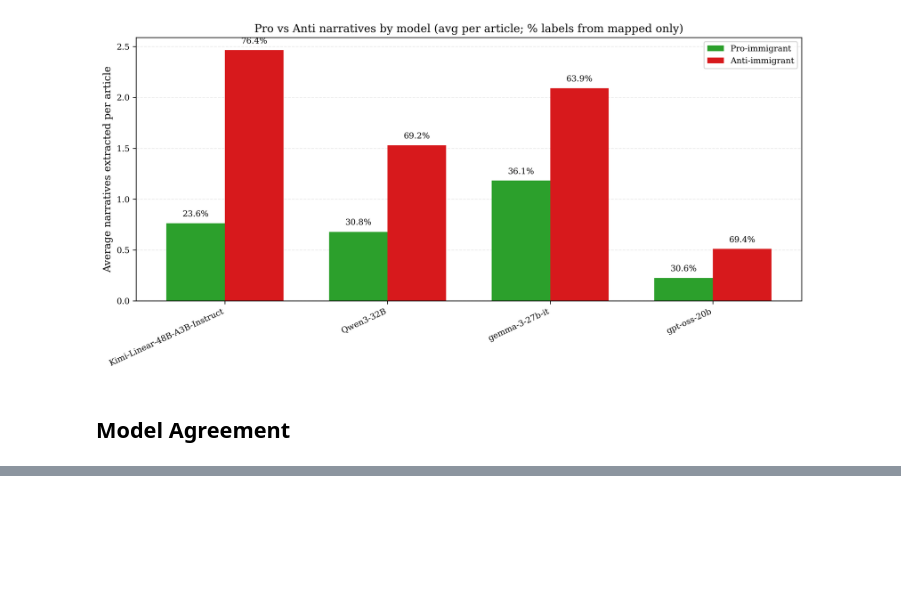
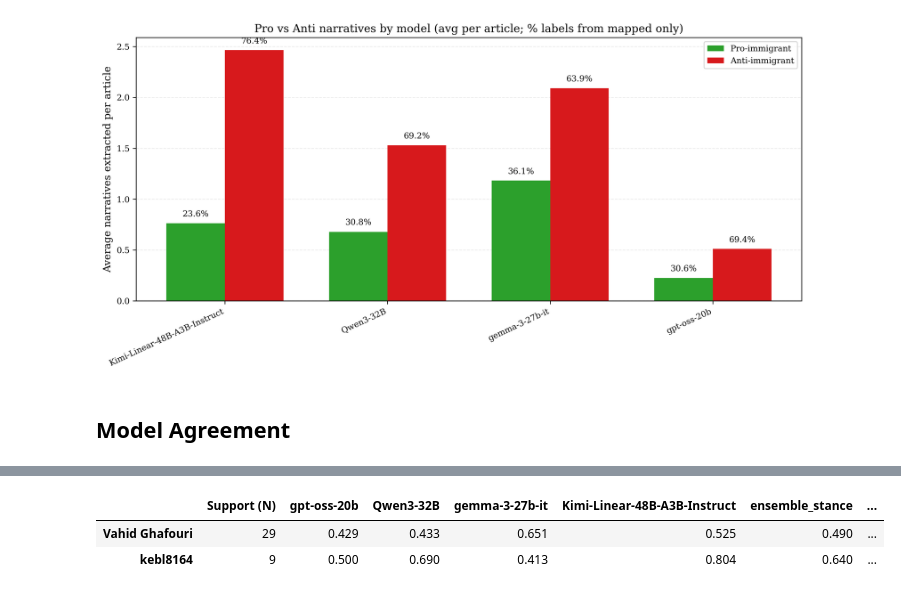
Before and after one commit to oii-seeing-migration/MigNar_FrontEnd_Streamlit, a Jupyter notebook: validation_and_model_comparison.ipynb, the cells around one changed output, grey strips where cells are left out. Saved outputs shown, nothing was run; the diff lists cells and outputs as text; code cells hidden in the pictures; blank space fills up the shorter version.

```diff
--- a/validation_and_model_comparison.ipynb
+++ b/validation_and_model_comparison.ipynb
@@ -618,2 +618,86 @@ len(stance_data)
 # %%
-DB_PATH
+import os
+import pandas as pd
+import numpy as np
+import json
+from sklearn.metrics import cohen_kappa_score
+from dotenv import load_dotenv
+from IPython.display import display
+
+load_dotenv()
+DATA_DIR = os.path.expanduser("./data/")
+
+# 1. Load & clean Data
+human_eval_stance_df = pd.read_csv(os.path.join(DATA_DIR, "validation/stance_validations_rows.csv"))
+human_eval_stance_df = human_eval_stance_df.dropna(subset=['user_stance']).copy()
+
+# Normalize human stances and names
+human_eval_stance_df['user_stance'] = human_eval_stance_df['user_stance'].astype(str).str.strip().str.upper()
+human_eval_stance_df['user_name'] = human_eval_stance_df['user_name'].astype(str).str.strip()
+
+# 2. Parse LLM stances
+def parse_stances(val):
+    if pd.isna(val): return {}
+    try:
+        if isinstance(val, str):
+            if val.startswith('"') and val.endswith('"'): val = json.loads(val)
+            return json.loads(val)
+        return dict(val)
+    except Exception:
+        return {}
+
+human_eval_stance_df['parsed_llms'] = human_eval_stance_df['llm_stances'].apply(parse_stances)
+
+MODELS = ['gpt-oss-20b', 'Qwen3-32B', 'gemma-3-27b-it', 'Kimi-Linear-48B-A3B-Instruct']
+for m in MODELS:
+    human_eval_stance_df[m] = human_eval_stance_df['parsed_llms'].apply(
+        lambda x: x.get(m, None) if isinstance(x, dict) else None
+    )
+    human_eval_stance_df[m] = human_eval_stance_df[m].astype(str).str.strip().str.upper()
+
+human_eval_stance_df['ensemble_stance'] = human_eval_stance_df['ensemble_stance'].astype(str).str.strip().str.upper()
+
+# 3. Setup unified Table
+users = human_eval_stance_df['user_name'].dropna().unique().tolist()
+bot_targets = MODELS + ['ensemble_stance']
+
+# Define Columns: Support (N), 5 Bots, User columns
+columns = ["Support (N)"] + bot_targets + users
+unified_df = pd.DataFrame(index=users, columns=columns)
+
+# 4. Calculate Scores
+for row_user in users:
+    # Get this user's base annotations
+    row_user_df = human_eval_stance_df[human_eval_stance_df['user_name'] == row_user].set_index('article_id')
+    unified_df.loc[row_user, "Support (N)"] = len(row_user_df)
+
+    # Calculate agreement between row_user and all Bots
+    for col_bot in bot_targets:
+        valid_bot = row_user_df[(row_user_df['user_stance'] != 'NAN') & (row_user_df[col_bot] != 'NAN')]
+        if len(valid_bot) > 0:
+            kappa = cohen_kappa_score(valid_bot['user_stance'], valid_bot[col_bot])
+            unified_df.loc[row_user, col_bot] = f"{kappa:.3f}"
+        else:
+            unified_df.loc[row_user, col_bot] = "-"
+
+    # Calculate agreement between row_user and all Users (including themselves)
+    for col_user in users:
+        if row_user == col_user:
+            unified_df.loc[row_user, col_user] = "1.000"
+            continue
+
+        col_user_df = human_eval_stance_df[human_eval_stance_df['user_name'] == col_user].set_index('article_id')
+
+        # Inner join to overlap
+        overlap = pd.concat([row_user_df['user_stance'], col_user_df['user_stance']], axis=1, join='inner')
+        overlap.columns = [row_user, col_user]
+
+        if len(overlap) > 0:
+            kappa = cohen_kappa_score(overlap[row_user], overlap[col_user])
+            unified_df.loc[row_user, col_user] = f"{kappa:.3f}"
+        else:
+            unified_df.loc[row_user, col_user] = "-"
+
+print("=== Cohen's Kappa: Humans vs Models & Humans ===")
+display(unified_df)
+# %% [output]
@@ -619,0 +705,3 @@ DB_PATH
+|  | Support (N) | gpt-oss-20b | Qwen3-32B | gemma-3-27b-it | Kimi-Linear-48B-A3B-Instruct | ensemble_stance | ... |
+| Vahid Ghafouri | 29 | 0.429 | 0.433 | 0.651 | 0.525 | 0.490 | ... |
+| kebl8164 | 9 | 0.500 | 0.690 | 0.413 | 0.804 | 0.640 | ... |
```
Also changed, not shown: parts of 6 cells of this notebook, 2 other files.
